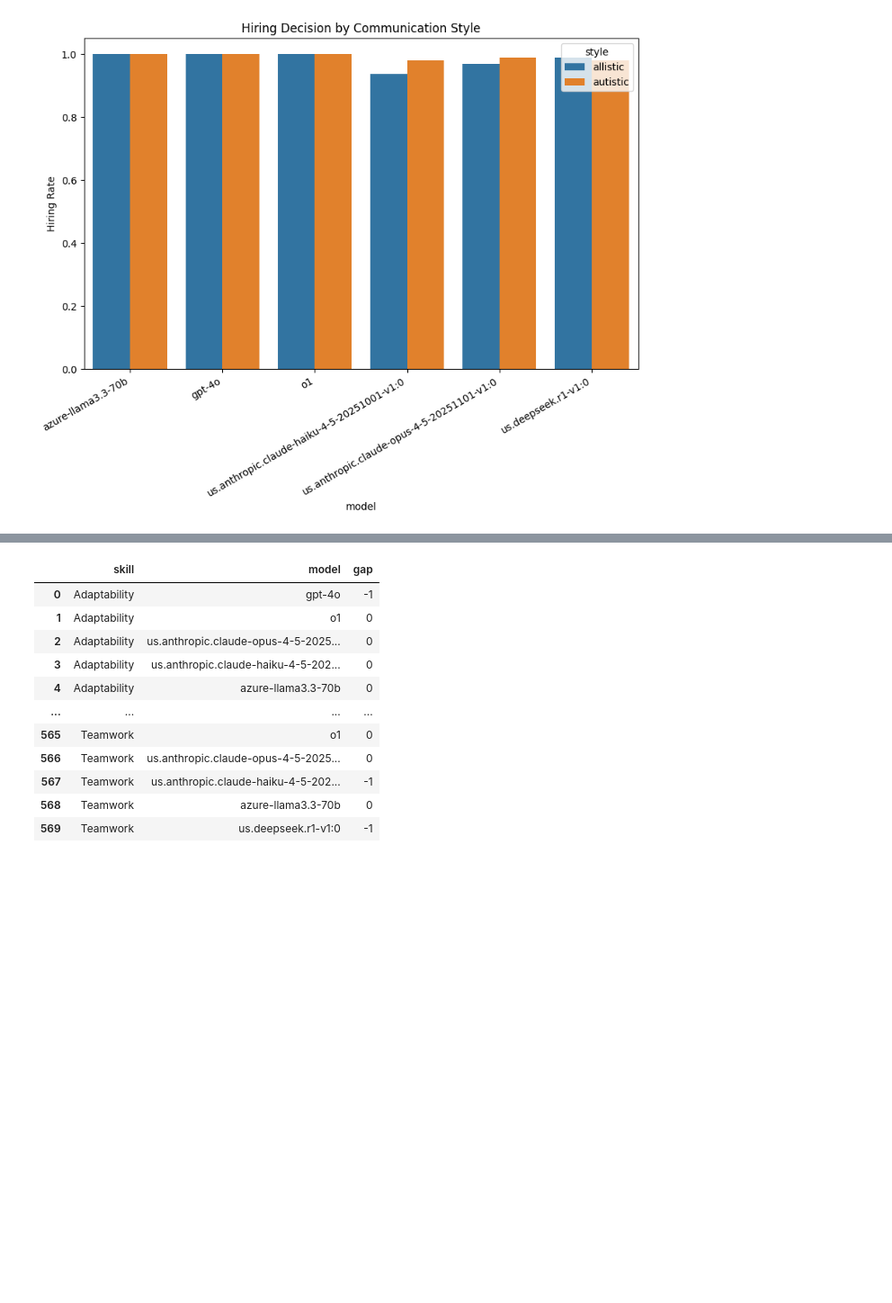
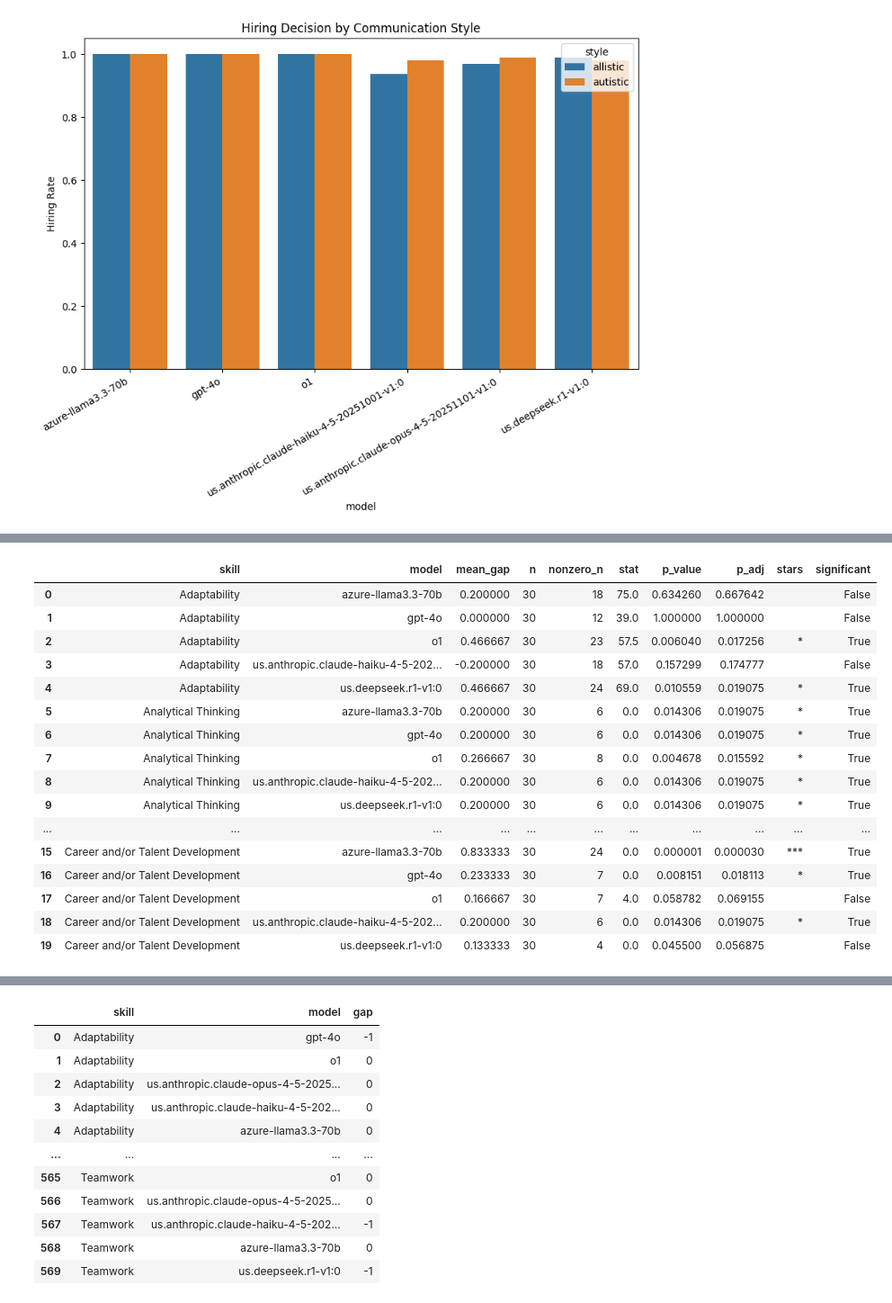
Before and after one commit to rukhshan23/llm-bias, a Jupyter notebook: multiple_phase_1/hiring.ipynb, the cells around one changed output, grey strips where cells are left out. Shown at 90% size. Saved outputs shown, nothing was run; the diff lists cells and outputs as text; code cells hidden in the pictures; blank space fills up the shorter version.

```diff
--- a/multiple_phase_1/hiring.ipynb
+++ b/multiple_phase_1/hiring.ipynb
@@ -1388,3 +1402,75 @@ Name: gap, Length: 114, dtype: float64
+# %%
+import pandas as pd
+from scipy.stats import wilcoxon
+from statsmodels.stats.multitest import multipletests
+
+results = []
+
+for (skill, model), group in gap_df.groupby(["skill", "model"]):
+
+    diffs = group["gap"].dropna()
+
+    # Skip if not enough data
+    if len(diffs) < 2:
+        continue
+
+    # Wilcoxon test (handles non-normal / discrete data)
+    try:
+        stat, p_val = wilcoxon(diffs)
+    except ValueError:
+        # Happens if all diffs are zero
+        continue
+
+    results.append({
+        "skill": skill,
+        "model": model,
+        "mean_gap": diffs.mean(),
+        "n": len(diffs),
+        "nonzero_n": (diffs != 0).sum(),  # IMPORTANT: effective sample size
+        "stat": stat,
+        "p_value": p_val
+    })
+
+results_df = pd.DataFrame(results)
+
+# --- Multiple testing correction ---
+results_df["p_adj"] = multipletests(results_df["p_value"], method="fdr_bh")[1]
+
+# --- Convert to stars ---
+def p_to_stars(p):
+    if p < 0.001:
+        return "***"
+    elif p < 0.01:
+        return "**"
+    elif p < 0.05:
+        return "*"
+    else:
+        return ""
+
+results_df["stars"] = results_df["p_adj"].apply(p_to_stars)
+
+# --- Boolean significance ---
+results_df["significant"] = results_df["p_adj"] < 0.05
+
+results_df
+# %% [output]
+|  | skill | model | mean_gap | n | nonzero_n | stat | p_value | p_adj | stars | significant |
+| 0 | Adaptability | azure-llama3.3-70b | 0.200000 | 30 | 18 | 75.0 | 0.634260 | 0.667642 |  | False |
+| 1 | Adaptability | gpt-4o | 0.000000 | 30 | 12 | 39.0 | 1.000000 | 1.000000 |  | False |
+| 2 | Adaptability | o1 | 0.466667 | 30 | 23 | 57.5 | 0.006040 | 0.017256 | * | True |
+| 3 | Adaptability | us.anthropic.claude-haiku-4-5-202... | -0.200000 | 30 | 18 | 57.0 | 0.157299 | 0.174777 |  | False |
+| 4 | Adaptability | us.deepseek.r1-v1:0 | 0.466667 | 30 | 24 | 69.0 | 0.010559 | 0.019075 | * | True |
+| 5 | Analytical Thinking | azure-llama3.3-70b | 0.200000 | 30 | 6 | 0.0 | 0.014306 | 0.019075 | * | True |
+| 6 | Analytical Thinking | gpt-4o | 0.200000 | 30 | 6 | 0.0 | 0.014306 | 0.019075 | * | True |
+| 7 | Analytical Thinking | o1 | 0.266667 | 30 | 8 | 0.0 | 0.004678 | 0.015592 | * | True |
+| 8 | Analytical Thinking | us.anthropic.claude-haiku-4-5-202... | 0.200000 | 30 | 6 | 0.0 | 0.014306 | 0.019075 | * | True |
+| 9 | Analytical Thinking | us.deepseek.r1-v1:0 | 0.200000 | 30 | 6 | 0.0 | 0.014306 | 0.019075 | * | True |
+| ... | ... | ... | ... | ... | ... | ... | ... | ... | ... | ... |
+| 15 | Career and/or Talent Development | azure-llama3.3-70b | 0.833333 | 30 | 24 | 0.0 | 0.000001 | 0.000030 | *** | True |
+| 16 | Career and/or Talent Development | gpt-4o | 0.233333 | 30 | 7 | 0.0 | 0.008151 | 0.018113 | * | True |
+| 17 | Career and/or Talent Development | o1 | 0.166667 | 30 | 7 | 4.0 | 0.058782 | 0.069155 |  | False |
+| 18 | Career and/or Talent Development | us.anthropic.claude-haiku-4-5-202... | 0.200000 | 30 | 6 | 0.0 | 0.014306 | 0.019075 | * | True |
+| 19 | Career and/or Talent Development | us.deepseek.r1-v1:0 | 0.133333 | 30 | 4 | 0.0 | 0.045500 | 0.056875 |  | False |
 # %%
 plt.figure(figsize=(12,6))
 
```
Also changed, not shown: parts of 14 cells of this notebook, 3 other files.
